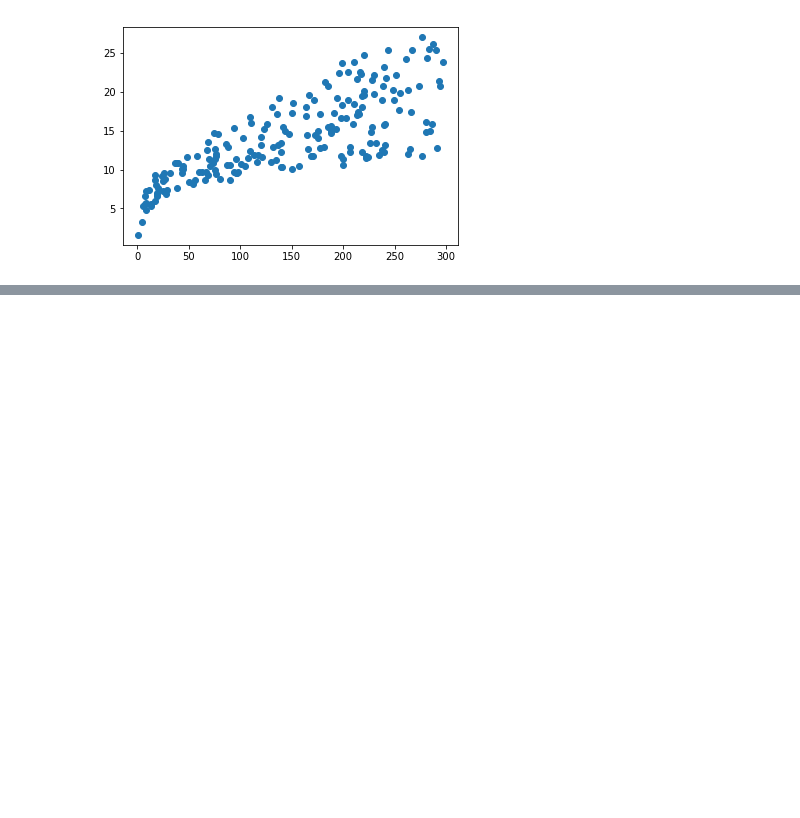
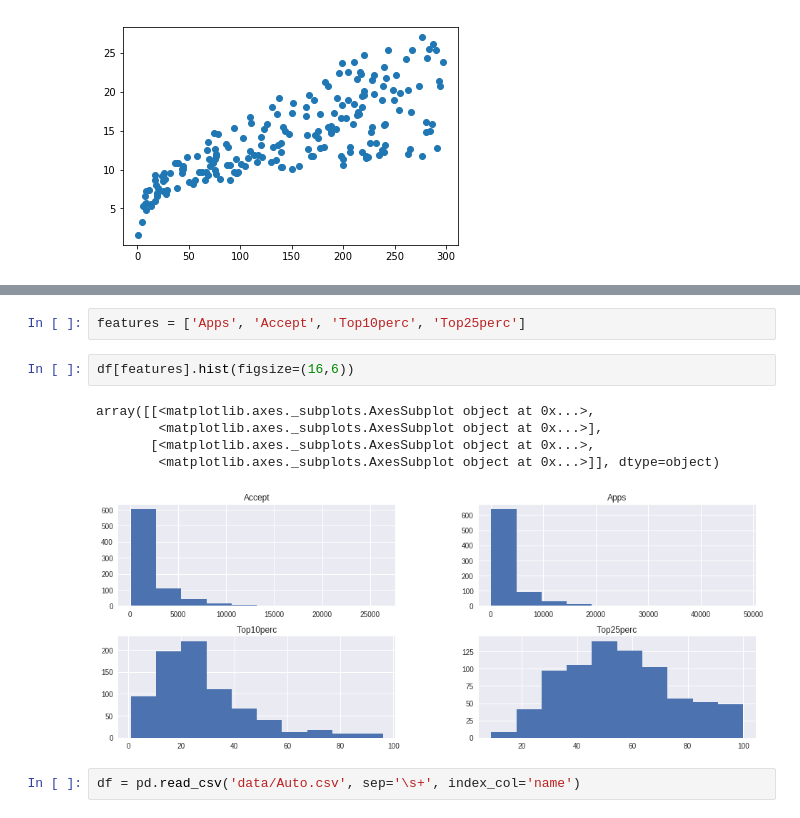
Before and after one commit to ttauruss/intro_stat, a Jupyter notebook: Chapter2.ipynb, the cells around one changed output, grey strips where cells are left out. Cells and saved outputs as stored; diff of their text form; blank space fills up the shorter version.

```diff
--- a/Chapter2.ipynb
+++ b/Chapter2.ipynb
@@ -23,0 +94,12 @@ plt.scatter(df['TV'], df['Sales'])
+# %%
+features = ['Apps', 'Accept', 'Top10perc', 'Top25perc']
+# %%
+df[features].hist(figsize=(16,6))
+# %% [output]
+array([[<matplotlib.axes._subplots.AxesSubplot object at 0x...>,
+        <matplotlib.axes._subplots.AxesSubplot object at 0x...>],
+       [<matplotlib.axes._subplots.AxesSubplot object at 0x...>,
+        <matplotlib.axes._subplots.AxesSubplot object at 0x...>]], dtype=object)
+[figure, added]
+# %%
+df = pd.read_csv('data/Auto.csv', sep='\s+', index_col='name')
```
Also changed, not shown: parts of 28 cells of this notebook, 3 other files.
